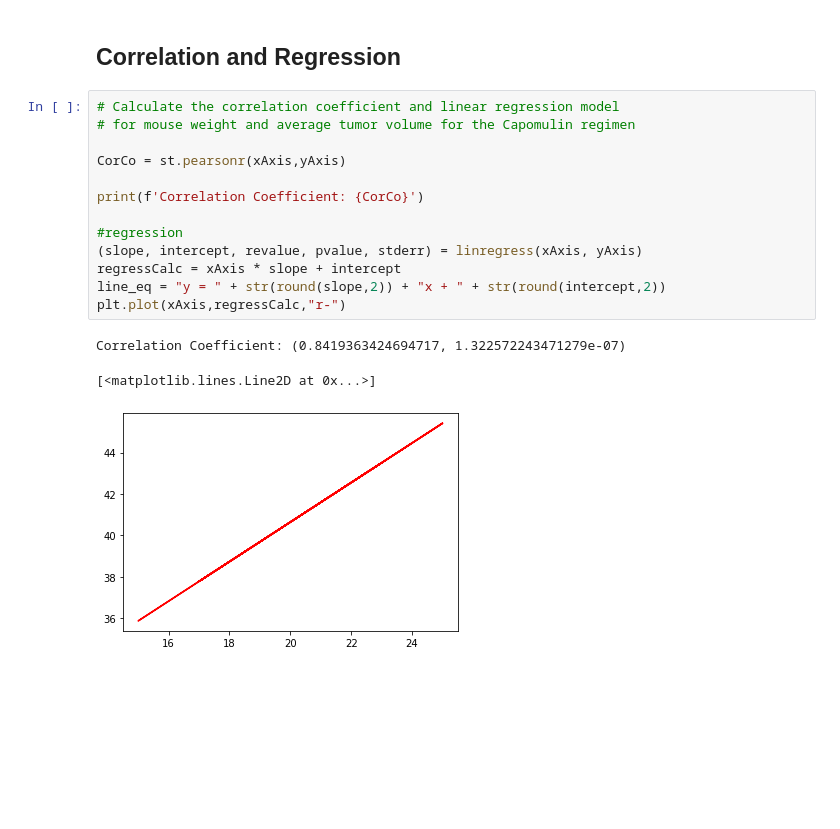
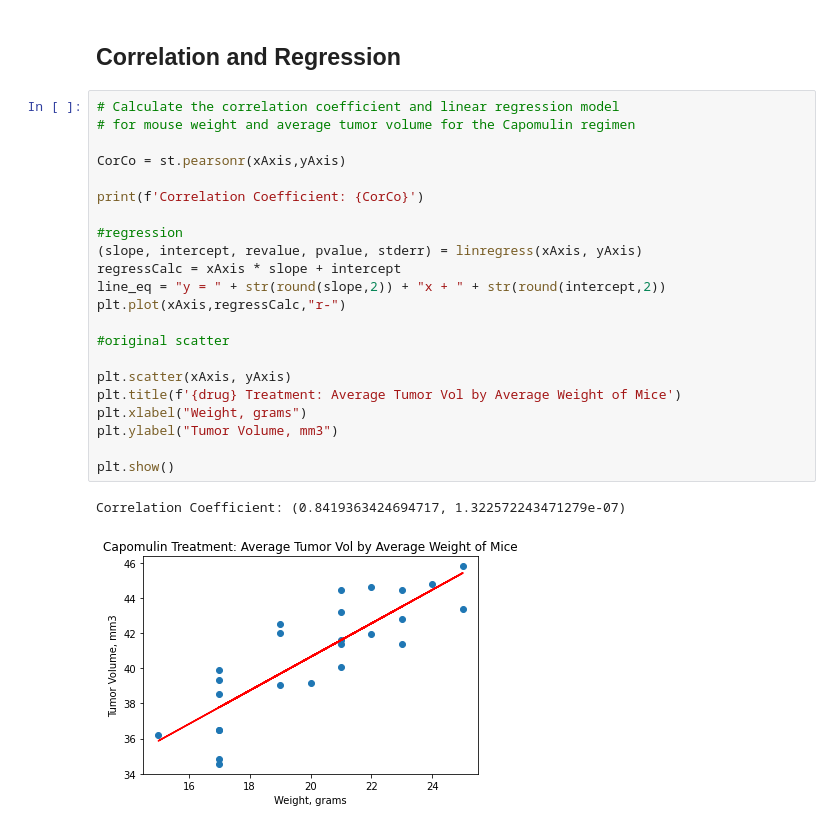
Before and after one commit to KristianSHamilton/matplotlib-challenge, a Jupyter notebook: pymaceuticals_starter.ipynb, the cells around one changed output. Cells and saved outputs as stored; diff of their text form; blank space fills up the shorter version.

```diff
--- a/pymaceuticals_starter.ipynb
+++ b/pymaceuticals_starter.ipynb
@@ -321,17 +321,25 @@ plt.show()
 # %%
 # Calculate the correlation coefficient and linear regression model
 # for mouse weight and average tumor volume for the Capomulin regimen
 
 CorCo = st.pearsonr(xAxis,yAxis)
 
 print(f'Correlation Coefficient: {CorCo}')
 
 #regression
 (slope, intercept, revalue, pvalue, stderr) = linregress(xAxis, yAxis)
 regressCalc = xAxis * slope + intercept
 line_eq = "y = " + str(round(slope,2)) + "x + " + str(round(intercept,2))
 plt.plot(xAxis,regressCalc,"r-")
+
+#original scatter
+
+plt.scatter(xAxis, yAxis)
+plt.title(f'{drug} Treatment: Average Tumor Vol by Average Weight of Mice')
+plt.xlabel("Weight, grams")
+plt.ylabel("Tumor Volume, mm3")
+
+plt.show()
 # %% [output]
 Correlation Coefficient: (0.8419363424694717, 1.322572243471279e-07)
-[<matplotlib.lines.Line2D at 0x...>]
-[figure, old version]
+[figure, new version]
```
Also changed, not shown: 1 other file.
